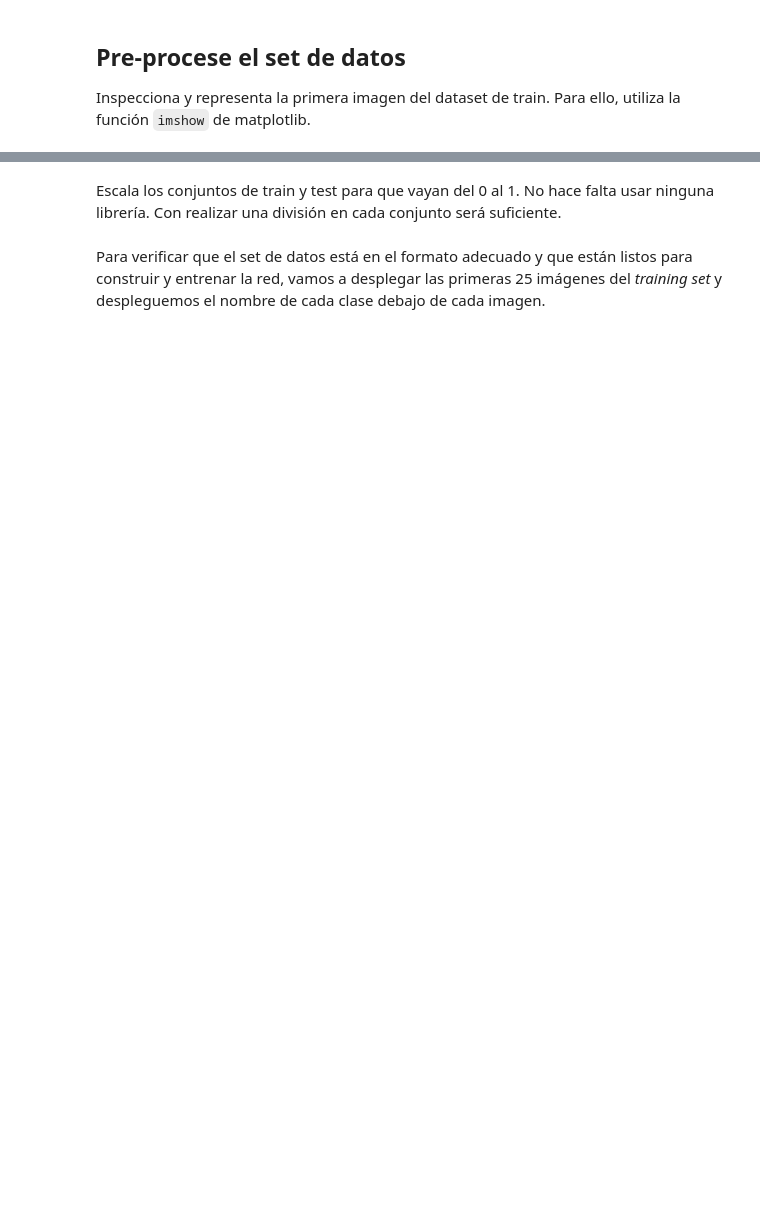
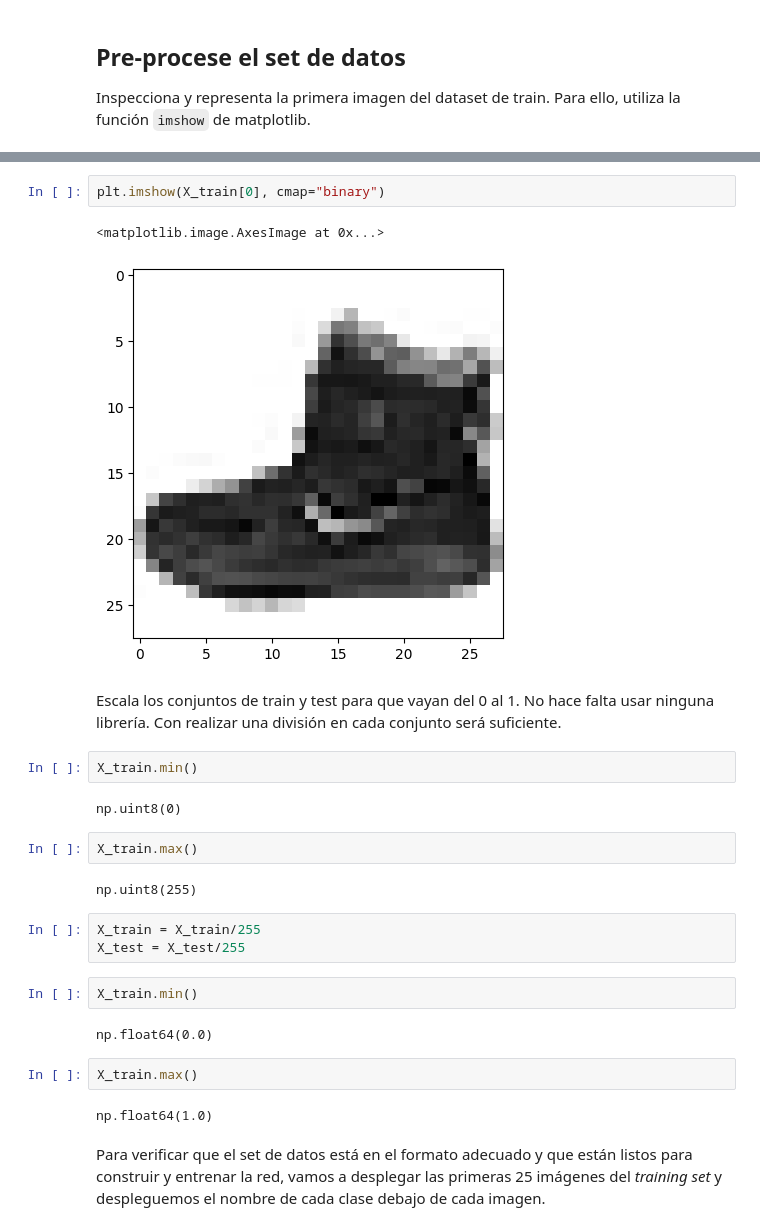
Before and after one commit to naiamerino/2026-02-BILBAO-FT-Data-Science, a Jupyter notebook: 3-Machine_Learning/3-Deep_Learning/1-Intro Deep Learning/ejercicios/Deep Learning classification.ipynb, the cells around one changed output, grey strips where cells are left out. Drawn from its saved outputs; the diff is of its cells as text; blank space fills up the shorter version.

```diff
--- a/3-Machine_Learning/3-Deep_Learning/1-Intro Deep Learning/ejercicios/Deep Learning classification.ipynb
+++ b/3-Machine_Learning/3-Deep_Learning/1-Intro Deep Learning/ejercicios/Deep Learning classification.ipynb
@@ -109,4 +205,28 @@ Inspecciona y representa la primera imagen del dataset de train. Para ello, util
+# %%
+plt.imshow(X_train[0], cmap="binary")
+# %% [output]
+<matplotlib.image.AxesImage at 0x...>
+[figure, added]
 # %% [markdown]
 Escala los conjuntos de train y test para que vayan del 0 al 1. No hace falta usar ninguna librería. Con realizar una división en cada conjunto será suficiente.
+# %%
+X_train.min()
+# %% [output]
+np.uint8(0)
+# %%
+X_train.max()
+# %% [output]
+np.uint8(255)
+# %%
+X_train = X_train/255
+X_test = X_test/255
+# %%
+X_train.min()
+# %% [output]
+np.float64(0.0)
+# %%
+X_train.max()
+# %% [output]
+np.float64(1.0)
 # %% [markdown]
 Para verificar que el set de datos está en el formato adecuado y que están listos para construir y entrenar la red, vamos a desplegar las primeras 25 imágenes del *training set* y despleguemos el nombre de cada clase debajo de cada imagen.
```
Also changed, not shown: parts of 38 cells of this notebook, 5 other files.
